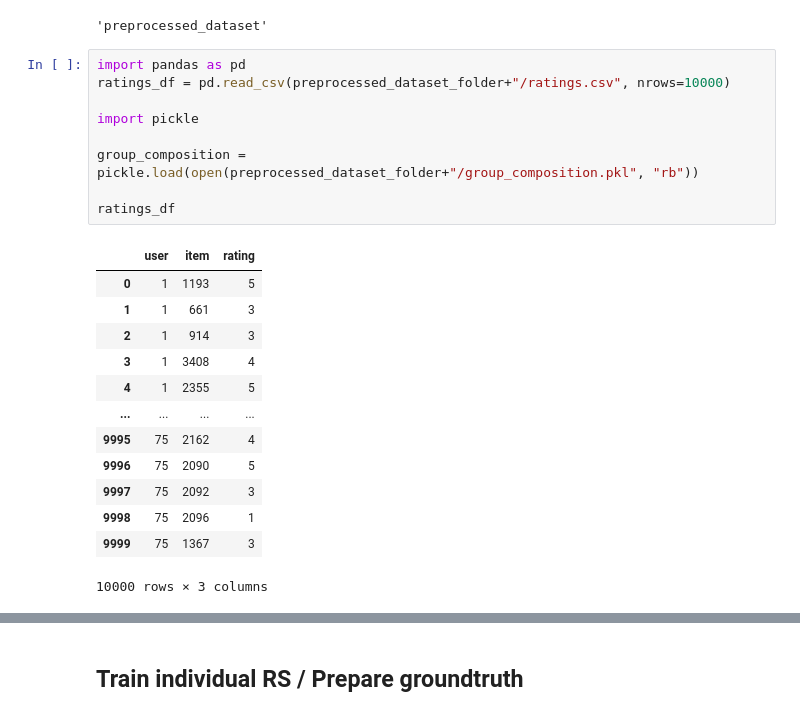
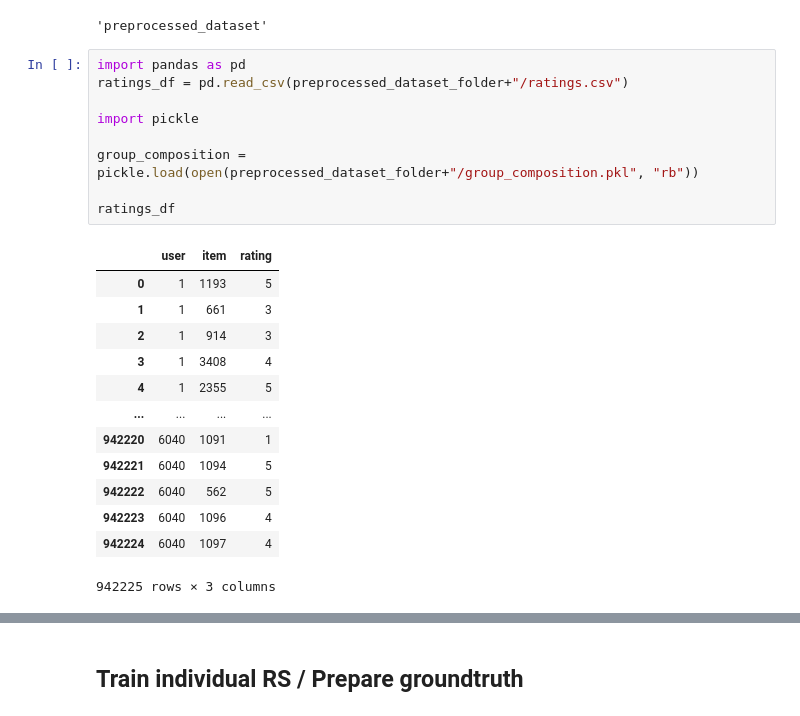
Before and after one commit to barnap/group-recommenders-offline-evaluation, a Jupyter notebook: grs_evaluation_final_ml1m.ipynb, the cells around one changed output, grey strips where cells are left out. Drawn from its saved outputs; the diff is of its cells as text.

```diff
--- a/grs_evaluation_final_ml1m.ipynb
+++ b/grs_evaluation_final_ml1m.ipynb
@@ -21,24 +21,24 @@ display(cfg.dataset_folder,cfg.preprocessed_dataset_folder)
 'preprocessed_dataset'
 # %%
 import pandas as pd
-ratings_df = pd.read_csv(preprocessed_dataset_folder+"/ratings.csv", nrows=10000)
+ratings_df = pd.read_csv(preprocessed_dataset_folder+"/ratings.csv")
 
 import pickle
 
 group_composition = pickle.load(open(preprocessed_dataset_folder+"/group_composition.pkl", "rb"))
 
 ratings_df
 # %% [output]
 |  | user | item | rating |
 | 0 | 1 | 1193 | 5 |
 | 1 | 1 | 661 | 3 |
 | 2 | 1 | 914 | 3 |
 | 3 | 1 | 3408 | 4 |
 | 4 | 1 | 2355 | 5 |
 | ... | ... | ... | ... |
-| 9995 | 75 | 2162 | 4 |
-| 9996 | 75 | 2090 | 5 |
-| 9997 | 75 | 2092 | 3 |
-| 9998 | 75 | 2096 | 1 |
-| 9999 | 75 | 1367 | 3 |
+| 942220 | 6040 | 1091 | 1 |
+| 942221 | 6040 | 1094 | 5 |
+| 942222 | 6040 | 562 | 5 |
+| 942223 | 6040 | 1096 | 4 |
+| 942224 | 6040 | 1097 | 4 |
-10000 rows × 3 columns
+942225 rows × 3 columns
```
Also changed, not shown: parts of 26 cells of this notebook, 1 other file.
